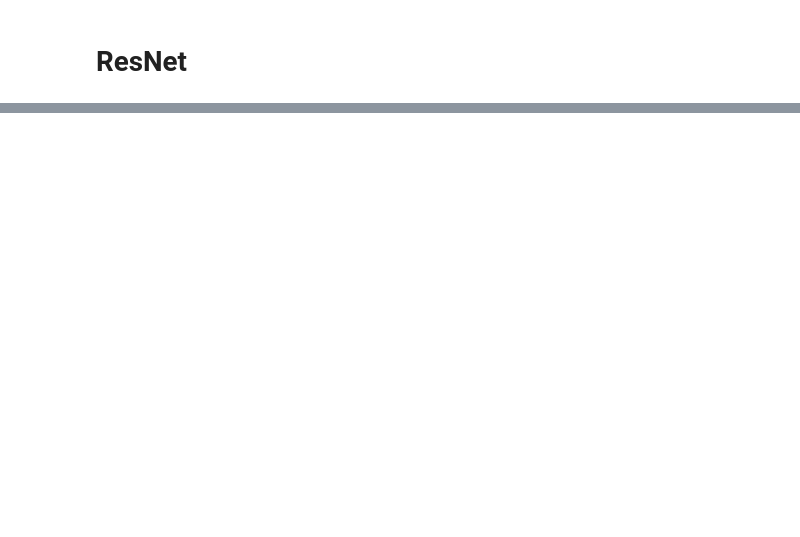
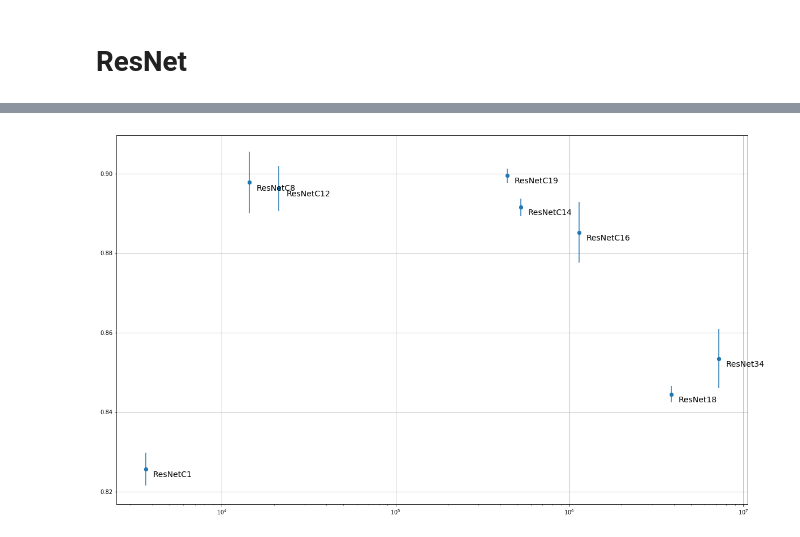
Before and after one commit to analysiscenter/cardio, a Jupyter notebook: research/benchmarks/res_reader.ipynb, the cells around one changed output, grey strips where cells are left out. Saved outputs shown, nothing was run; the diff lists cells and outputs as text; code cells hidden in the pictures; blank space fills up the shorter version.

```diff
--- a/research/benchmarks/res_reader.ipynb
+++ b/research/benchmarks/res_reader.ipynb
@@ -87,0 +161,4 @@ res['trainable_variables']
+# %%
+scatter_params(params, f_scores, paths.keys())
+# %% [output]
+[figure, added]
```
Also changed, not shown: parts of 16 cells of this notebook, 2 other files.
